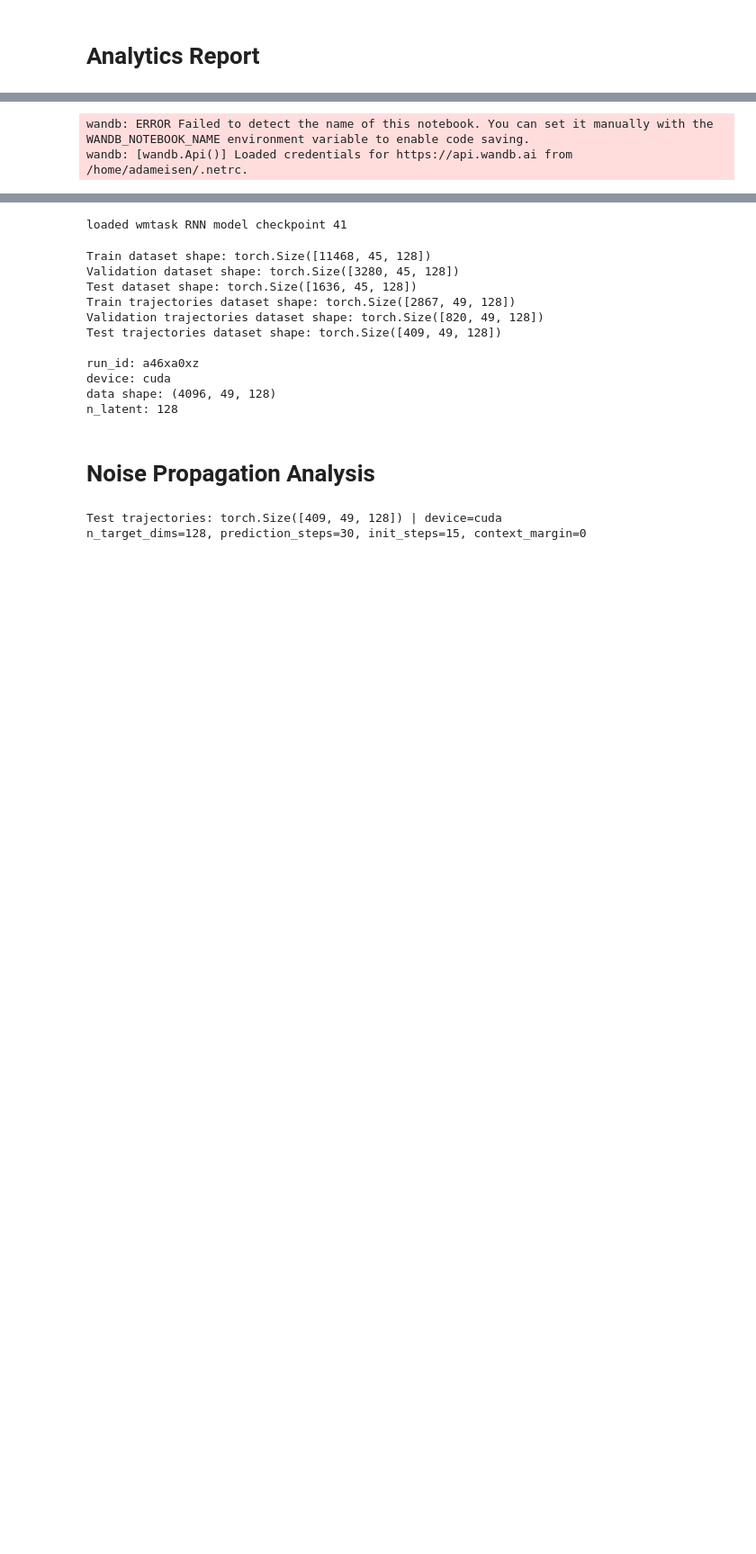
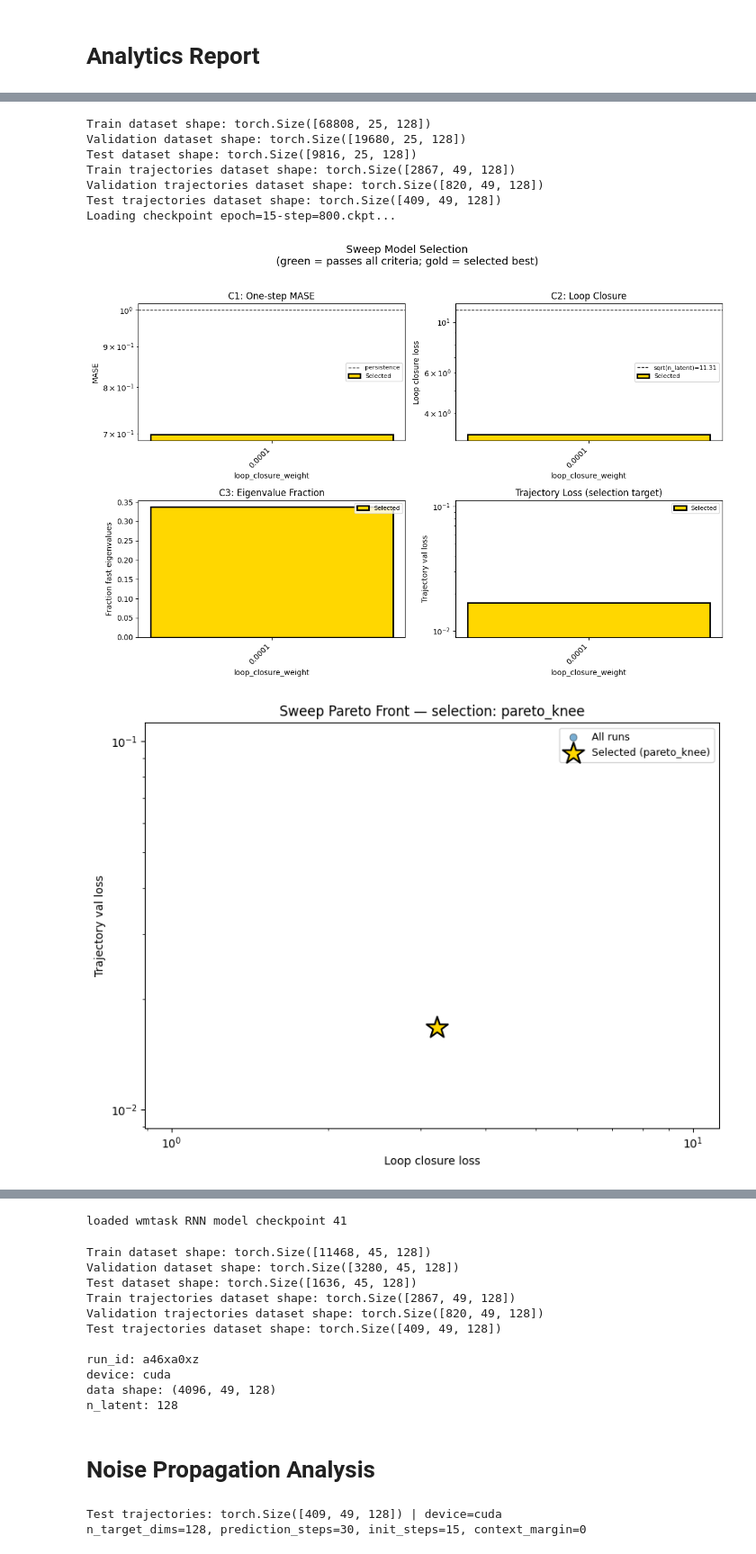
Before and after one commit to adamjeisen/JacobianODE, a Jupyter notebook: _notebook/Sweep Analytics Report.ipynb, the cells around one changed output, grey strips where cells are left out. Shown at 90% size. Saved outputs shown, nothing was run; the diff lists cells and outputs as text; code cells hidden in the pictures; blank space fills up the shorter version.

```diff
--- a/_notebook/Sweep Analytics Report.ipynb
+++ b/_notebook/Sweep Analytics Report.ipynb
@@ -37,14 +40,17 @@ WANDB_ENTITY = "JacobianODE"
 # WANDB_PROJECT = "WMTask_IND1926273140555669819498104_N10_D1_NormTrue_T10__spline_coupling__JacobianODE"
 # WANDB_GROUP = None
 
-WANDB_PROJECT = "WMTask_INDall_N1_D1_NormTrue_T128__JacobianODE"
-# WANDB_GROUP = None
-WANDB_GROUP = "spline_coupling__sweep_lc_x_kl_dyn_vae_sample_all_losses"
-# WANDB_GROUP = "mlp_diffeo__sweep_lc_x_kl_dyn_vae_sample_all_losses"
-# WANDB_GROUP = "spline_coupling__geometric_noise__sweep_lc_x_kl_dyn"
-# WANDB_GROUP = "spline_coupling__geometric_noise__sweep_lc_x_kl_dyn_30step_cleantarget"
-# WANDB_GROUP = "spline_coupling__sweep_lc_x_kl_dyn_30step_cleantarget"
-# WANDB_GROUP = "spline_coupling_no_vae__sweep_lc_x_obs_noise_30step_cleantarget"
+# WANDB_PROJECT = "WMTask_INDall_N1_D1_NormTrue_T128__JacobianODE"
+# # WANDB_GROUP = None
+# WANDB_GROUP = "spline_coupling__sweep_lc_x_kl_dyn_vae_sample_all_losses"
+# # WANDB_GROUP = "mlp_diffeo__sweep_lc_x_kl_dyn_vae_sample_all_losses"
+# # WANDB_GROUP = "spline_coupling__geometric_noise__sweep_lc_x_kl_dyn"
+# # WANDB_GROUP = "spline_coupling__geometric_noise__sweep_lc_x_kl_dyn_30step_cleantarget"
+# # WANDB_GROUP = "spline_coupling__sweep_lc_x_kl_dyn_30step_cleantarget"
+# # WANDB_GROUP = "spline_coupling_no_vae__sweep_lc_x_obs_noise_30step_cleantarget"
+
+WANDB_PROJECT = "WMTask_identity_encoder_verification"
+WANDB_GROUP = None
 
 SAVE_DIR = "/orcd/data/ekmiller/001/eisenaj/JacobianODE/lightning/latent_jac_runs"
 # TRUE_LYAPUNOV = [0.91, 0.0, -14.57]  # None for wmtask (overridden from config)
@@ -55,8 +61,6 @@ TRUE_LYAPUNOV = None
 _analytics_out = run_analytics(
     wandb_entity=WANDB_ENTITY,
     wandb_project=WANDB_PROJECT,
-    # run_id="s1vjb64a",
-    run_id="a46xa0xz",
     ranking_method='pareto_knee',
     # ranking_method='minimax_log_score',
     save_dir=SAVE_DIR,
@@ -73,7 +77,7 @@ _analytics_out = run_analytics(
     # sections=[], # skip ALL analytics
     output_dir='reports',
     return_model=True,
-    # use_all_runs=True,
+    use_all_runs=True,
 )
 assert isinstance(_analytics_out, tuple) and len(_analytics_out) == 3
 _result, lit_model, run_id = _analytics_out
@@ -82,2 +102,9 @@ Loading run a46xa0xz from JacobianODE/WMTask_INDall_N1_D1_NormTrue_T128__Jacobia
-wandb: ERROR Failed to detect the name of this notebook. You can set it manually with the WANDB_NOTEBOOK_NAME environment variable to enable code saving.
-wandb: [wandb.Api()] Loaded credentials for https://api.wandb.ai from /home/adameisen/.netrc.
+Train dataset shape: torch.Size([68808, 25, 128])
+Validation dataset shape: torch.Size([19680, 25, 128])
+Test dataset shape: torch.Size([9816, 25, 128])
+Train trajectories dataset shape: torch.Size([2867, 49, 128])
+Validation trajectories dataset shape: torch.Size([820, 49, 128])
+Test trajectories dataset shape: torch.Size([409, 49, 128])
+Loading checkpoint epoch=15-step=800.ckpt...
+[figure, added]
+[figure, added]
```
Also changed, not shown: parts of 3 cells of this notebook, 2 other files.
